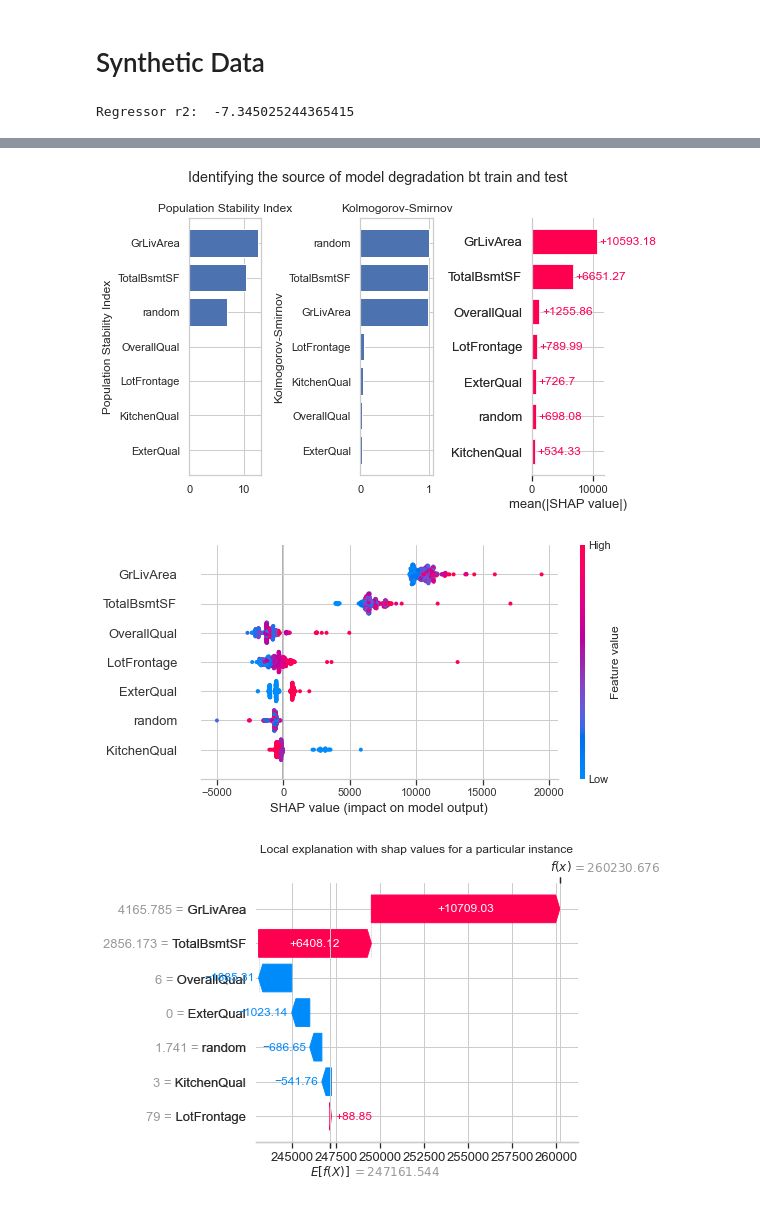
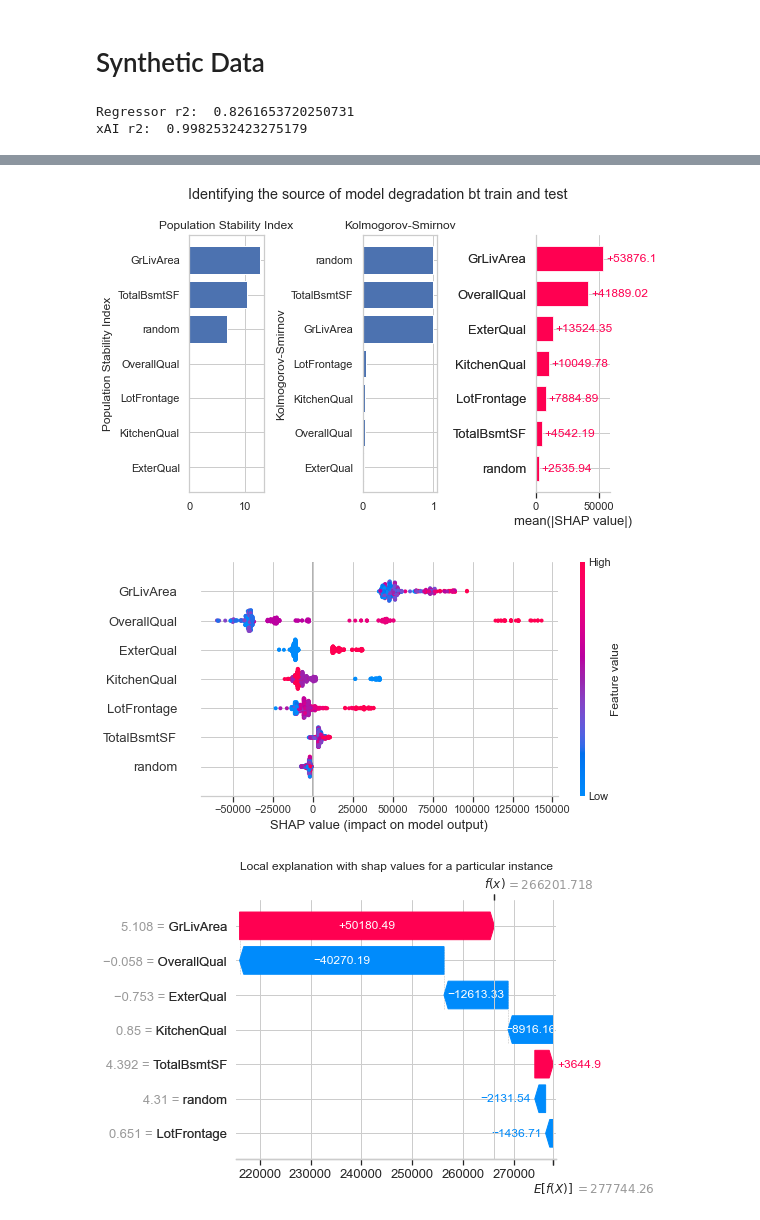
Before and after one commit to cmougan/MonitoringUncertainty, a Jupyter notebook: xAIUncertainty.ipynb, the cells around one changed output, grey strips where cells are left out. Drawn from its saved outputs; the diff is of its cells as text; code cells hidden in the pictures.

Commit message:
clean script + use xgboost as base estimator

```diff
--- a/xAIUncertainty.ipynb
+++ b/xAIUncertainty.ipynb
@@ -156,10 +158,10 @@ def explainability_plot(
     )
 
     # Scale the dataset
-    # standard_scaler = StandardScaler()
-    # standard_scaler.fit(X_train)
-    # X_train = pd.DataFrame(standard_scaler.transform(X_train), columns=X_train.columns)
-    # X_test = pd.DataFrame(standard_scaler.transform(X_test), columns=X_train.columns)
+    standard_scaler = StandardScaler()
+    standard_scaler.fit(X_train)
+    X_train = pd.DataFrame(standard_scaler.transform(X_train), columns=X_train.columns)
+    X_test = pd.DataFrame(standard_scaler.transform(X_test), columns=X_train.columns)
 
     # Initialize Shifter
     shifter = DistributionShift()
@@ -182,6 +184,7 @@ def explainability_plot(
     # Explainability
     exp = CatBoostRegressor(iterations=200, verbose=0)
     exp.fit(X_test, uncertainty)
+    print("xAI r2: ", r2_score(exp.predict(X_test), uncertainty))
     explainer = shap.Explainer(exp)
     shap_values = explainer(new_X_test)
 
@@ -238,22 +241,22 @@ def explainability_plot(
     plt.show()
 # %%
 explainability_plot(
-        dataset=df,
-        base_regressor=MLPRegressor,
-        shift_param=5,
-        n_boots=20,
-        test_size=0.3,
-        max_iter=100
-    )
+    dataset=df,
+    base_regressor=XGBRegressor,
+    shift_param=5,
+    n_boots=20,
+    test_size=0.3,
+)
 # %% [output]
-Regressor r2:  -7.345025244365415
+Regressor r2:  0.8261653720250731
+xAI r2:  0.9982532423275179
 The PostScript backend does not support transparency; partially transparent artists will be rendered opaque.
 The PostScript backend does not support transparency; partially transparent artists will be rendered opaque.
 The PostScript backend does not support transparency; partially transparent artists will be rendered opaque.
 The PostScript backend does not support transparency; partially transparent artists will be rendered opaque.
 The PostScript backend does not support transparency; partially transparent artists will be rendered opaque.
 The PostScript backend does not support transparency; partially transparent artists will be rendered opaque.
 The PostScript backend does not support transparency; partially transparent artists will be rendered opaque.
-[figure, old version]
+[figure, new version]
-[figure, old version]
+[figure, new version]
-[figure, old version]
+[figure, new version]
```
Also changed, not shown: parts of 6 cells of this notebook.
